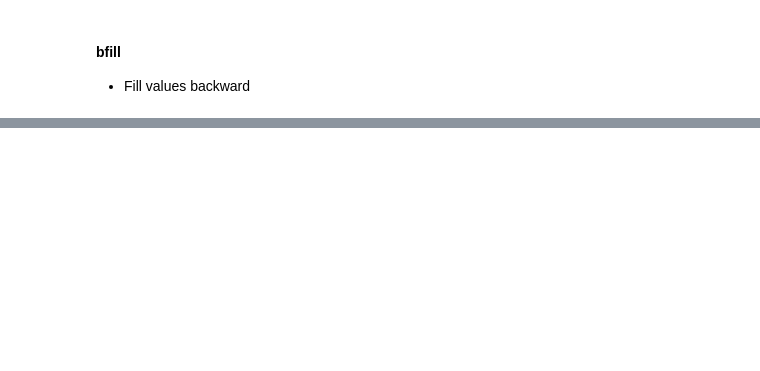
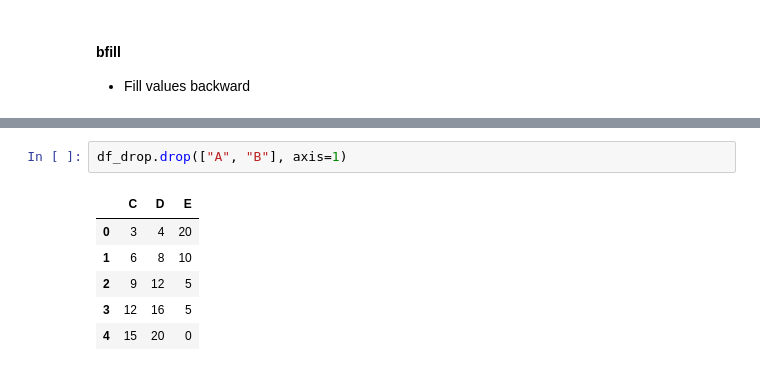
Before and after one commit to KumudithaSilva/pandas-data-science, a Jupyter notebook: Pandas.ipynb, the cells around one changed output, grey strips where cells are left out. Cells and saved outputs as stored; diff of their text form; blank space fills up the shorter version.

```diff
--- a/Pandas.ipynb
+++ b/Pandas.ipynb
@@ -609,0 +654,9 @@ Freq: D, dtype: float64
+# %%
+df_drop.drop(["A", "B"], axis=1)
+# %% [output]
+|  | C | D | E |
+| 0 | 3 | 4 | 20 |
+| 1 | 6 | 8 | 10 |
+| 2 | 9 | 12 | 5 |
+| 3 | 12 | 16 | 5 |
+| 4 | 15 | 20 | 0 |
```
Also changed, not shown: parts of 25 cells of this notebook.
